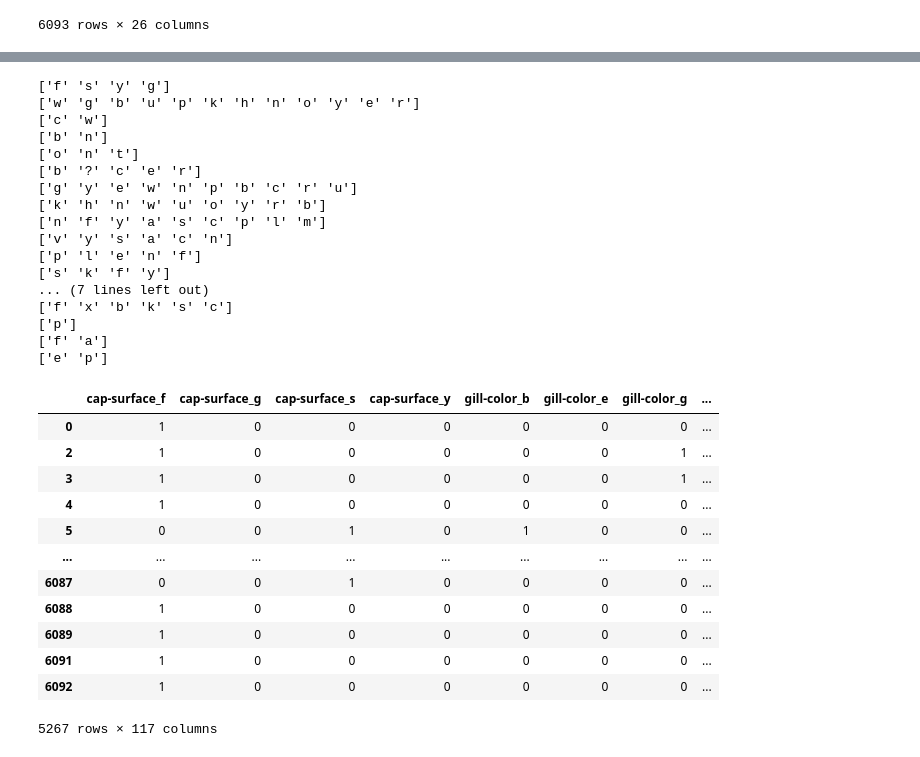
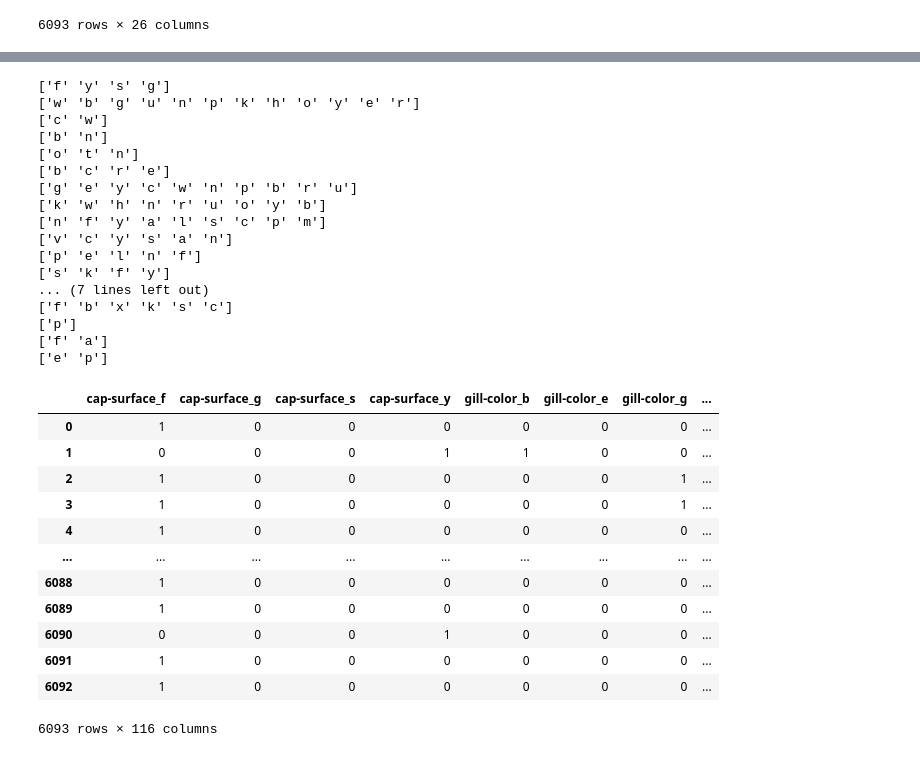
Before and after one commit to dagmarschierova/Pyladies_data_course, a Jupyter notebook: Domaci_projekt_eHouba.ipynb, the cells around one changed output, grey strips where cells are left out. Cells and saved outputs as stored; diff of their text form; code cells hidden in the pictures.

```diff
--- a/Domaci_projekt_eHouba.ipynb
+++ b/Domaci_projekt_eHouba.ipynb
@@ -39,3 +47,6 @@ Index(['Unnamed: 0', 'cap-surface', 'gill-color', 'gill-spacing', 'gill-size',
 # %%
 # drop columns which are not useful
 df.drop(columns=["Unnamed: 0", "mashroom-pythonity", "magical_property"], inplace=True)
+# %%
+# replace "?"
+df.replace(to_replace="?", value=None, inplace=True)
@@ -60,7 +89,3 @@ veil-type                   94
 gill-attachment             68
 class                       55
 dtype: int64
-# %%
-# drop rows with NAs
-df.dropna(axis=0, inplace=True)
-df
@@ -80,0 +92,7 @@ df
+# %%
+# replace NAs with most frequent
+imp = SimpleImputer(missing_values=np.nan, strategy='most_frequent')
+
+np_imp = imp.fit_transform(df)
+df_imp = pd.DataFrame(np_imp, columns=df.columns)
+df_imp
@@ -81,24 +113,24 @@ df
 # %%
 # expect all unique values in dataset
-columns = list(df)
+columns = list(df_imp)
 
 for column in columns:
-    print (df[column].unique())
+    print (df_imp[column].unique())
 # %% [output]
-['f' 's' 'y' 'g']
-['w' 'g' 'b' 'u' 'p' 'k' 'h' 'n' 'o' 'y' 'e' 'r']
+['f' 'y' 's' 'g']
+['w' 'b' 'g' 'u' 'n' 'p' 'k' 'h' 'o' 'y' 'e' 'r']
 ['c' 'w']
 ['b' 'n']
-['o' 'n' 't']
-['b' '?' 'c' 'e' 'r']
-['g' 'y' 'e' 'w' 'n' 'p' 'b' 'c' 'r' 'u']
-['k' 'h' 'n' 'w' 'u' 'o' 'y' 'r' 'b']
-['n' 'f' 'y' 'a' 's' 'c' 'p' 'l' 'm']
-['v' 'y' 's' 'a' 'c' 'n']
-['p' 'l' 'e' 'n' 'f']
+['o' 't' 'n']
+['b' 'c' 'r' 'e']
+['g' 'e' 'y' 'c' 'w' 'n' 'p' 'b' 'r' 'u']
+['k' 'w' 'h' 'n' 'r' 'u' 'o' 'y' 'b']
+['n' 'f' 'y' 'a' 'l' 's' 'c' 'p' 'm']
+['v' 'c' 'y' 's' 'a' 'n']
+['p' 'e' 'l' 'n' 'f']
 ['s' 'k' 'f' 'y']
 ... (7 lines left out)
-['f' 'x' 'b' 'k' 's' 'c']
+['f' 'b' 'x' 'k' 's' 'c']
 ['p']
 ['f' 'a']
 ['e' 'p']
@@ -108,23 +140,23 @@ df_edibility = df["class"]
 df_edibility = df_edibility.replace({"e": 1, "p": 0})
 # %%
 # transform categorical columns, X variable
-df_transform = df.drop("class", axis=1)
+df_transform = df_imp.drop("class", axis=1)
 df_transform = pd.get_dummies(df_transform)
 df_transform
 # %% [output]
 |  | cap-surface_f | cap-surface_g | cap-surface_s | cap-surface_y | gill-color_b | gill-color_e | gill-color_g | ... |
 | 0 | 1 | 0 | 0 | 0 | 0 | 0 | 0 | ... |
+| 1 | 0 | 0 | 0 | 1 | 1 | 0 | 0 | ... |
 | 2 | 1 | 0 | 0 | 0 | 0 | 0 | 1 | ... |
 | 3 | 1 | 0 | 0 | 0 | 0 | 0 | 1 | ... |
 | 4 | 1 | 0 | 0 | 0 | 0 | 0 | 0 | ... |
-| 5 | 0 | 0 | 1 | 0 | 1 | 0 | 0 | ... |
 | ... | ... | ... | ... | ... | ... | ... | ... | ... |
-| 6087 | 0 | 0 | 1 | 0 | 0 | 0 | 0 | ... |
 | 6088 | 1 | 0 | 0 | 0 | 0 | 0 | 0 | ... |
 | 6089 | 1 | 0 | 0 | 0 | 0 | 0 | 0 | ... |
+| 6090 | 0 | 0 | 0 | 1 | 0 | 0 | 0 | ... |
 | 6091 | 1 | 0 | 0 | 0 | 0 | 0 | 0 | ... |
 | 6092 | 1 | 0 | 0 | 0 | 0 | 0 | 0 | ... |
-5267 rows × 117 columns
+6093 rows × 116 columns
 # %%
 y = df_edibility
 X = df_transform
```
Also changed, not shown: parts of 41 cells of this notebook.
